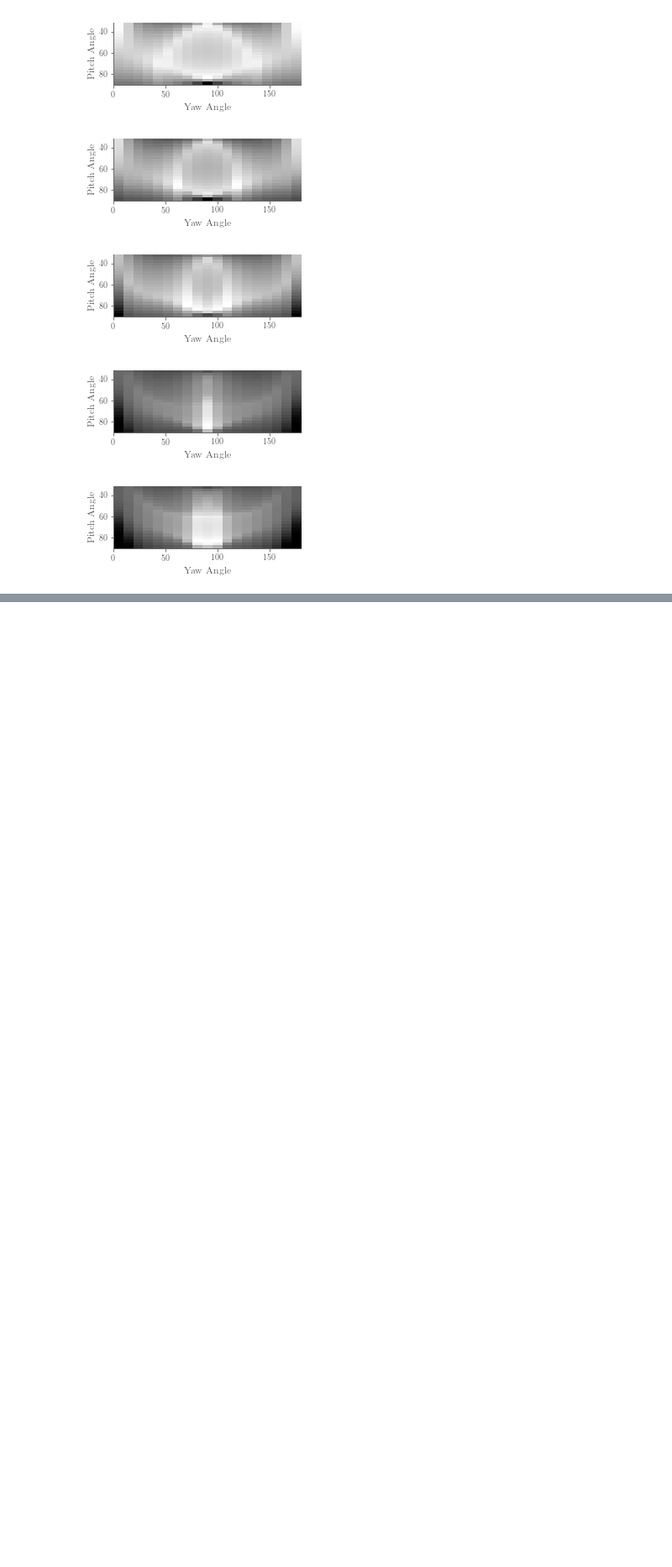
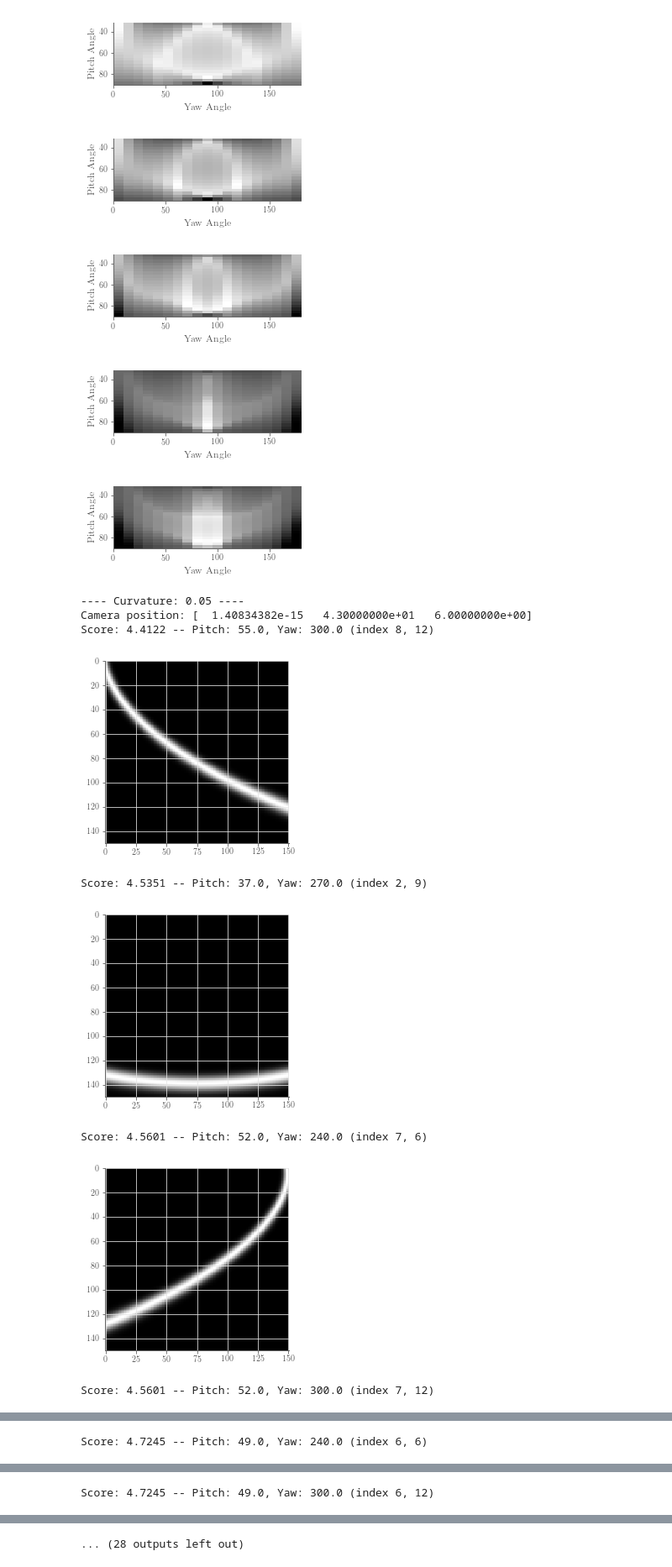
Before and after one commit to flyingsilverfin/AV-Camera-Placement, a Jupyter notebook: evaluation/single_camera_placement/Single Camera.ipynb, the cells around one changed output, grey strips where cells are left out. Shown: that part at 84% size. Drawn from its saved outputs; the diff is of its cells as text; code cells hidden in the pictures; blank space fills up the shorter version.

```diff
--- a/evaluation/single_camera_placement/Single Camera.ipynb
+++ b/evaluation/single_camera_placement/Single Camera.ipynb
@@ -645,4 +645,4 @@ def string_to_scores(raw_str, n_pitch, n_yaw, pitch_axis_first=True):
     return scores
 # %%
 # --- resoume from saved maps ---
-curvature_score_maps = np.load("V2_curved_roads_{0}x{1}_6m-4_two_stddev.npy".format(*(300,300)))
+curvature_score_maps = np.load("V2_curved_roads_{0}x{1}_6m-4_two_stddev.npy".format(*resolution))
@@ -680,3 +678,73 @@ Curvature: 0.3, Radius: 3.33333333333, Circumference: 20.9439510239
 [figure]
 [figure]
 [figure]
+# %%
+target_curvatures = [0.05, 0.2]
+for i, curvature in enumerate(curvatures):
+    if curvature not in target_curvatures:
+        continue
+    print("---- Curvature: {0} ----".format(curvature))
+
+    scores = curvature_score_maps[i]
+    # get sorted indices
+    sorted_indices = np.array(np.unravel_index(np.argsort(scores, axis=None), scores.shape)).T
+    # print top 10 scores & display
+
+
+
+    camera_height = 6.0
+#     resolution = (125, 125) # use same resolution for all
+    fov_deg = (60.0, 60.0)
+    yaw_range = 90 # degrees +- from center yaw position
+
+    length = 2*np.pi/curvature # 1 full revolution
+    path = Path()
+    path.add_segment(curvature, length)
+    road = Road(path=path, probability_distribution=road_prob_dist, width=3.0, side_offset=1.5)
+
+    # place camera halfway along road
+    allowed_positions_orientations = road.get_allowed_camera_positions_at_distance(length/2.0)
+    lhs_pos, lhs_direction = allowed_positions_orientations[0]
+    rhs_pos, rhs_direction = allowed_positions_orientations[1]
+
+    camera_position = lhs_pos + np.array([0.0, 0.0, camera_height])
+    print("Camera position: {0}".format(camera_position))
+    camera_pitches = np.arange(31.0, 92.0, 3)
+
+    # convert lhs_direction into a yaw facing the road perpendicularly
+    center_yaw_rad = np.arccos(np.dot(np.array([1.0,0,0]), h.normalize(lhs_direction)))
+    center_yaw_deg = np.rad2deg(center_yaw_rad) + 180 # TODO figure out automatically if the +180 is required
+    camera_yaws = np.arange(center_yaw_deg - yaw_range, center_yaw_deg + yaw_range + 10, 10.0)
+
+        # cylinder charactistics
+    road_pt = road.path.get_point_at(length/2.0)
+    road_normal = road.path.get_normal_at(length/2.0)
+    road_radius = np.abs(1.0/road.path.get_curvature_at(length/2.0))
+    cylinder_radius = np.abs(1.0/road.path.get_curvature_at(length/2.0))
+    cylinder_radius -= road.halfwidth
+    cylinder_radius -= road.side_offset
+    cylinder_center = road_pt + road_normal * road_radius
+    cylinder_direction = np.array([0.0, 0.0, 1.0])
+
+    for pitch_index, yaw_index in sorted_indices[-10:]:
+        pitch, yaw = camera_pitches[pitch_index], camera_yaws[yaw_index]
+        print("Score: {2:.4f} -- Pitch: {0}, Yaw: {1} (index {3}, {4})".format(pitch, yaw, scores[pitch_index, yaw_index], pitch_index, yaw_index))
+
+        c = Camera(camera_position, pitch, yaw)
+        c.set_resolution(150, 150)
+        c.set_fov(*fov_deg)
+        c.attach_cylinder(cylinder_center, cylinder_direction, cylinder_radius)
+        pixel_probabilities = c.get_pixel_probabilities_for_road(road)
+        plt.imshow(np.flip(pixel_probabilities, 0))
+        plt.gray()
+        plt.show()
+# %% [output]
+---- Curvature: 0.05 ----
+Camera position: [  1.40834382e-15   4.30000000e+01   6.00000000e+00]
+Score: 4.4122 -- Pitch: 55.0, Yaw: 300.0 (index 8, 12)
+[figure, added]
+Score: 4.5351 -- Pitch: 37.0, Yaw: 270.0 (index 2, 9)
+[figure, added]
+Score: 4.5601 -- Pitch: 52.0, Yaw: 240.0 (index 7, 6)
+[figure, added]
+Score: 4.5601 -- Pitch: 52.0, Yaw: 300.0 (index 7, 12)
@@ -682,0 +752 @@ Curvature: 0.3, Radius: 3.33333333333, Circumference: 20.9439510239
+Score: 4.7245 -- Pitch: 49.0, Yaw: 240.0 (index 6, 6)
@@ -682,0 +754 @@ Curvature: 0.3, Radius: 3.33333333333, Circumference: 20.9439510239
+Score: 4.7245 -- Pitch: 49.0, Yaw: 300.0 (index 6, 12)
@@ -682,0 +756 @@ Curvature: 0.3, Radius: 3.33333333333, Circumference: 20.9439510239
+... (28 outputs left out)
```
Also changed, not shown: parts of 4 cells of this notebook, 2 other files.
